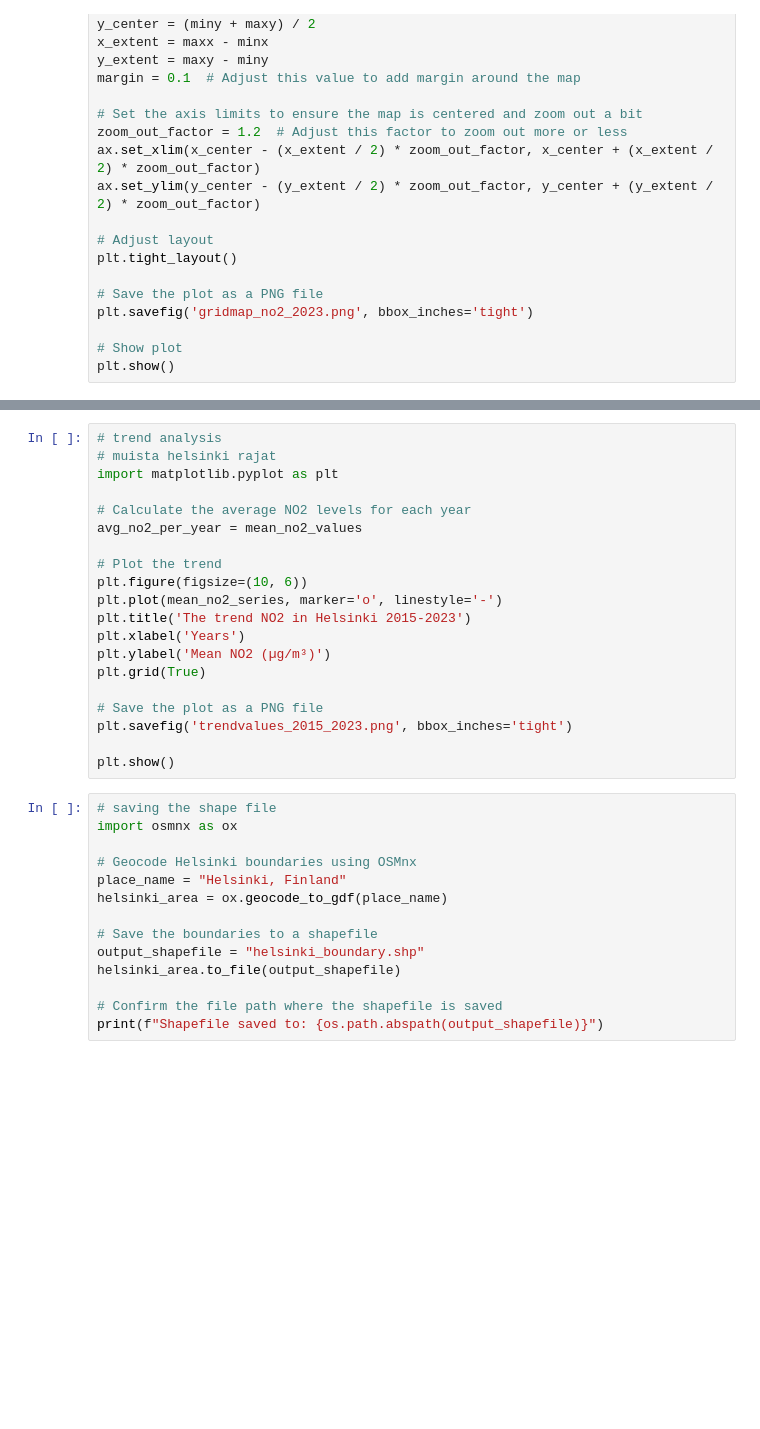
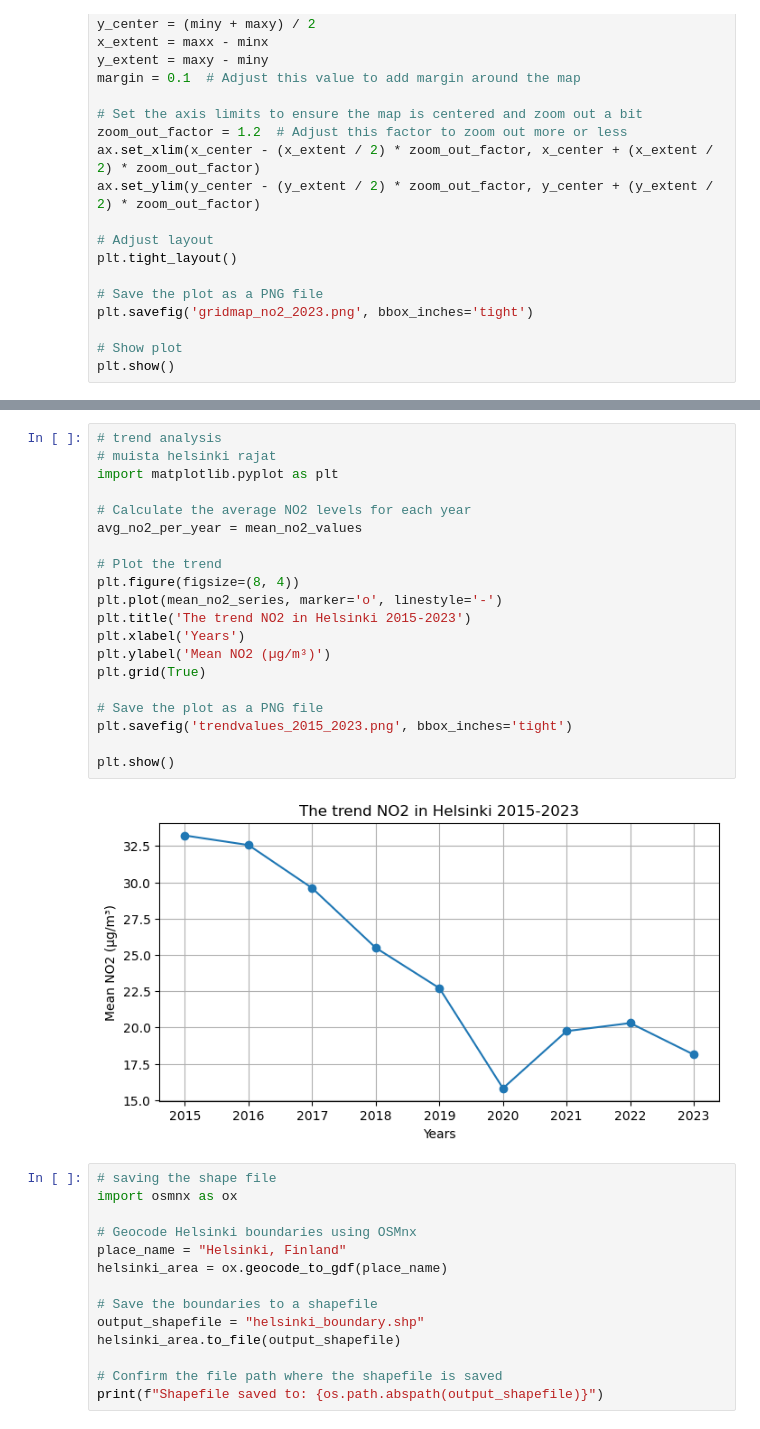
Before and after one commit to levolak/cartogis-portfolio, a Jupyter notebook: portfolio.ipynb, the cells around one changed output, grey strips where cells are left out. Drawn from its saved outputs; the diff is of its cells as text; blank space fills up the shorter version.

```diff
--- a/portfolio.ipynb
+++ b/portfolio.ipynb
@@ -773,23 +808,25 @@ plt.show()
 # %%
 # trend analysis
 # muista helsinki rajat
 import matplotlib.pyplot as plt
 
 # Calculate the average NO2 levels for each year
 avg_no2_per_year = mean_no2_values
 
 # Plot the trend
-plt.figure(figsize=(10, 6))
+plt.figure(figsize=(8, 4))
 plt.plot(mean_no2_series, marker='o', linestyle='-')
 plt.title('The trend NO2 in Helsinki 2015-2023')
 plt.xlabel('Years')
 plt.ylabel('Mean NO2 (µg/m³)')
 plt.grid(True)
 
 # Save the plot as a PNG file
 plt.savefig('trendvalues_2015_2023.png', bbox_inches='tight')
 
 plt.show()
+# %% [output]
+[figure, added]
 # %%
 # saving the shape file
 import osmnx as ox
```
Also changed, not shown: parts of 4 cells of this notebook, 3 other files.
